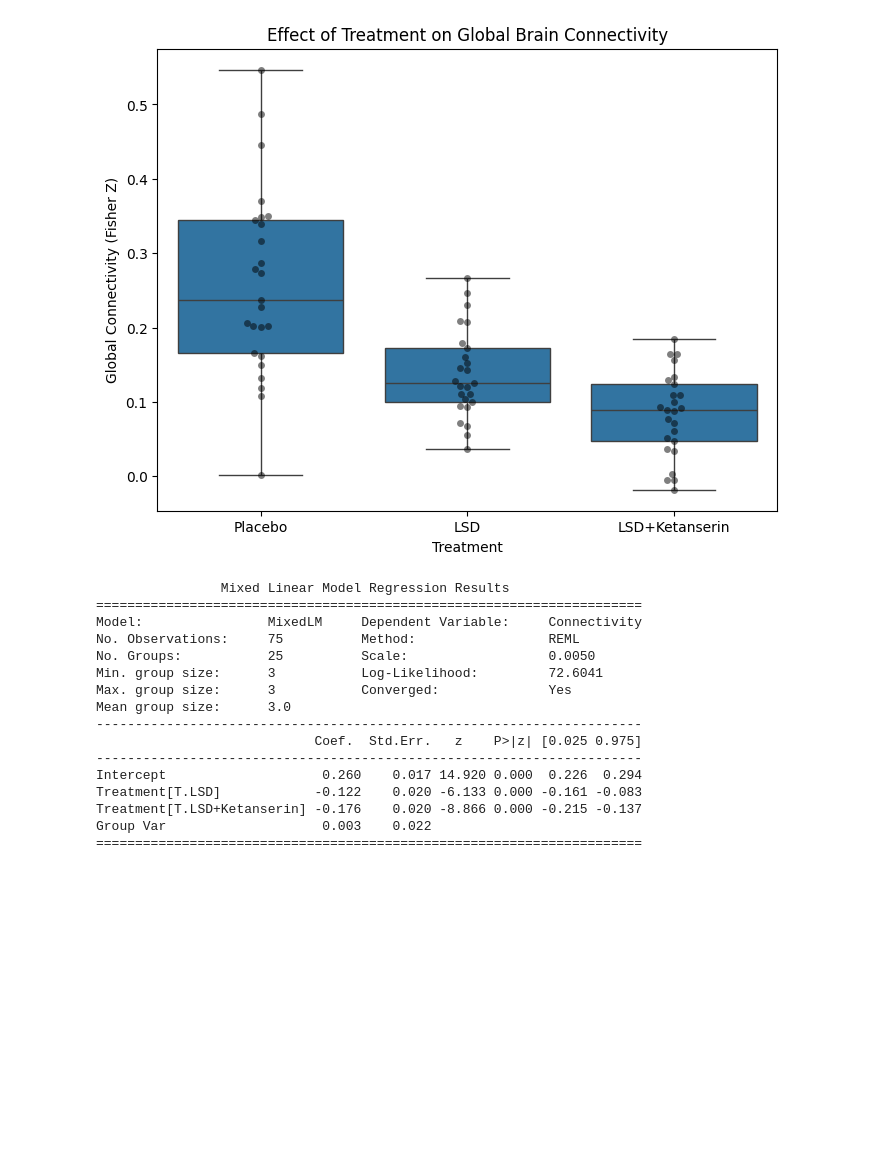
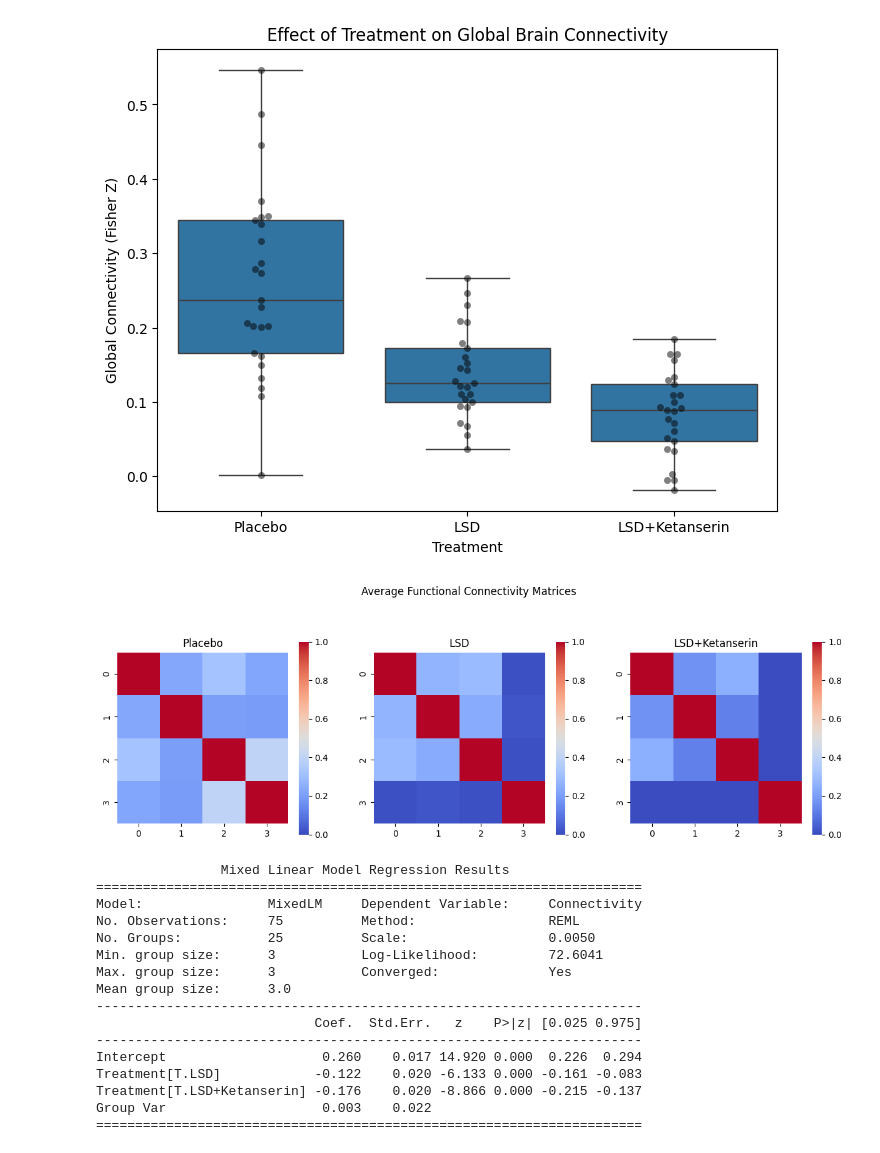
Before and after one commit to dani2442/neuroscience, a Jupyter notebook: lsd/eda.ipynb, the cells around one changed output. Saved outputs shown, nothing was run; the diff lists cells and outputs as text; code cells hidden in the pictures; blank space fills up the shorter version.

```diff
--- a/lsd/eda.ipynb
+++ b/lsd/eda.ipynb
@@ -69,6 +69,17 @@ plt.title("Effect of Treatment on Global Brain Connectivity")
 plt.show()
 # %% [output]
 [figure]
+# %%
+# plot 3 matrices
+fig, axes = plt.subplots(1, 3, figsize=(15, 5))
+titles = ['Placebo', 'LSD', 'LSD+Ketanserin']
+for ax, fc_matrix, title in zip(axes, [fc_placebo.mean(axis=0), fc_lsd.mean(axis=0), fc_ket.mean(axis=0)], titles):
+    sns.heatmap(fc_matrix, ax=ax, vmin=0, vmax=1, cmap='coolwarm', square=True, cbar_kws={"shrink": .8})
+    ax.set_title(title)
+plt.suptitle("Average Functional Connectivity Matrices")
+plt.show()
+# %% [output]
+[figure, added]
 # %%
 import statsmodels.formula.api as smf
 import statsmodels.api as sm
```
